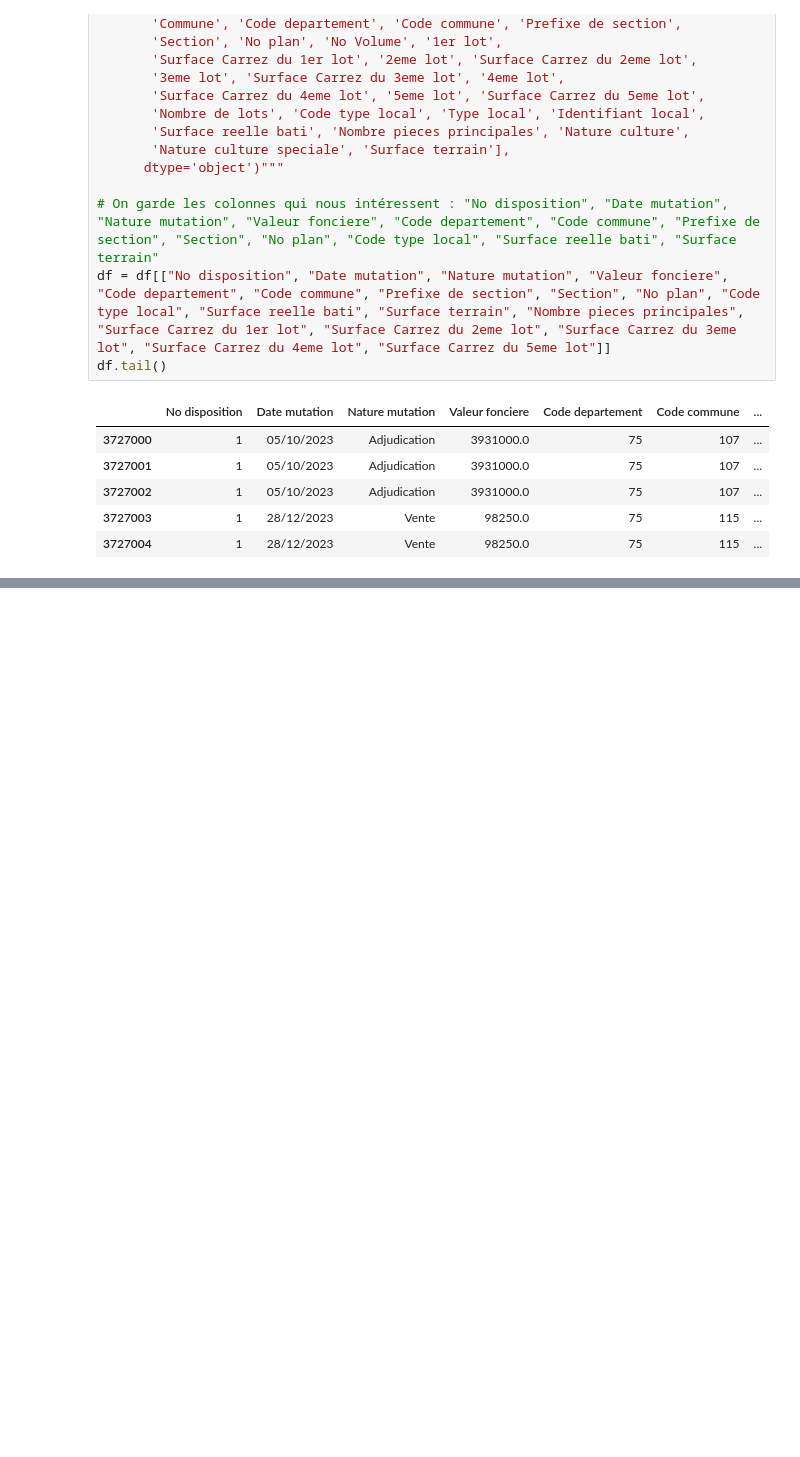
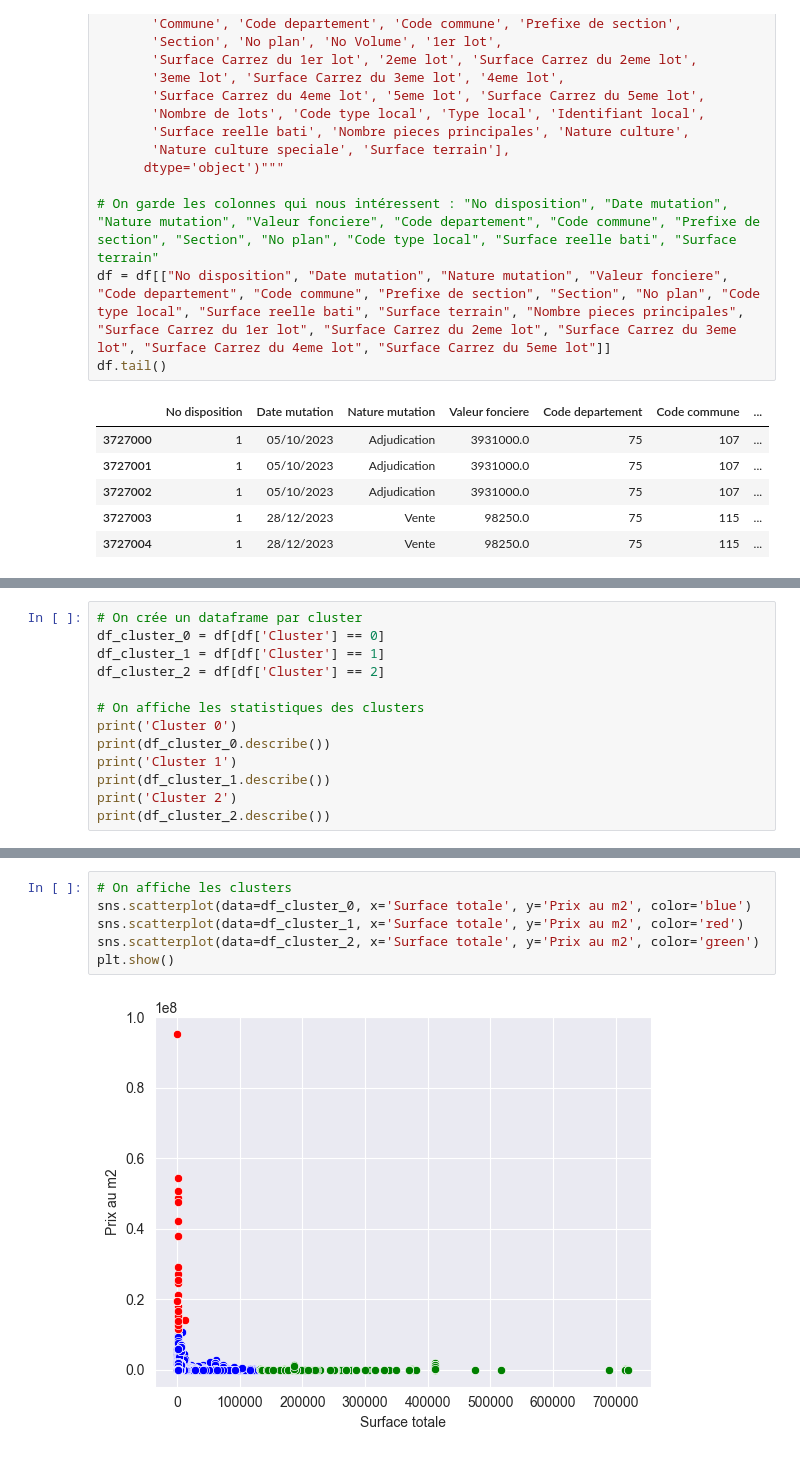
Before and after one commit to ktzkvin/Mastercamp, a Jupyter notebook: MasterCamp_TD_Project.ipynb, the cells around one changed output, grey strips where cells are left out. Cells and saved outputs as stored; diff of their text form; blank space fills up the shorter version.

```diff
--- a/MasterCamp_TD_Project.ipynb
+++ b/MasterCamp_TD_Project.ipynb
@@ -60,0 +123,13 @@ df.tail()
+# %%
+# On crée un dataframe par cluster
+df_cluster_0 = df[df['Cluster'] == 0]
+df_cluster_1 = df[df['Cluster'] == 1]
+df_cluster_2 = df[df['Cluster'] == 2]
+
+# On affiche les statistiques des clusters
+print('Cluster 0')
+print(df_cluster_0.describe())
+print('Cluster 1')
+print(df_cluster_1.describe())
+print('Cluster 2')
+print(df_cluster_2.describe())
@@ -60,0 +154,8 @@ df.tail()
+# %%
+# On affiche les clusters
+sns.scatterplot(data=df_cluster_0, x='Surface totale', y='Prix au m2', color='blue')
+sns.scatterplot(data=df_cluster_1, x='Surface totale', y='Prix au m2', color='red')
+sns.scatterplot(data=df_cluster_2, x='Surface totale', y='Prix au m2', color='green')
+plt.show()
+# %% [output]
+[figure, added]
```
Also changed, not shown: parts of 6 cells of this notebook.
